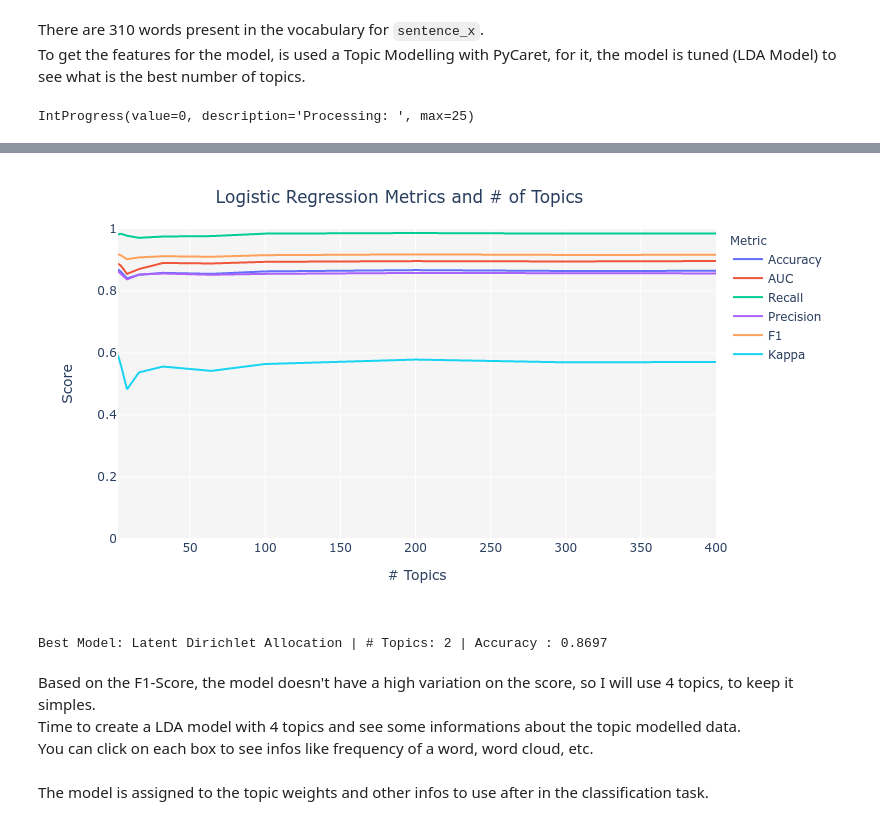
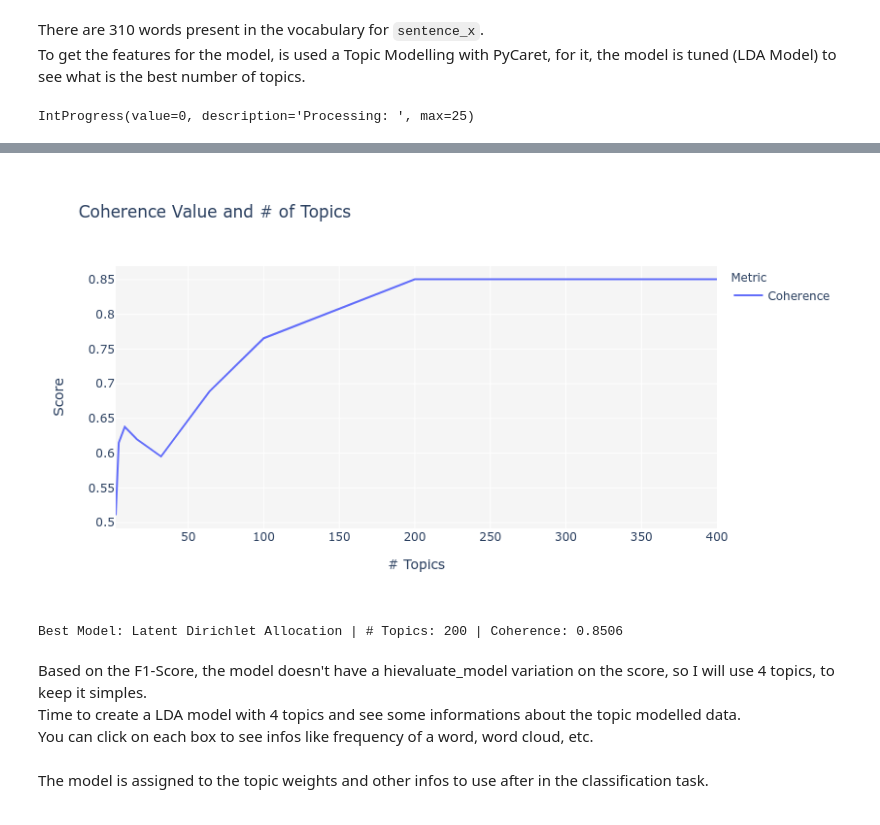
Before and after one commit to wilsonify/pycaret, a Jupyter notebook: examples/PyCaret 2 Text Similarity Classification.ipynb, the cells around one changed output, grey strips where cells are left out. Drawn from its saved outputs; the diff is of its cells as text; code cells hidden in the pictures.

```diff
--- a/examples/PyCaret 2 Text Similarity Classification.ipynb
+++ b/examples/PyCaret 2 Text Similarity Classification.ipynb
@@ -217,7 +250,7 @@ To get the features for the model, is used a Topic Modelling with PyCaret, for i
 # %%
-tuned_model_x = tune_model(model='lda', supervised_target='same_security')
+tuned_model_x = tune_model(model='lda',multi_core=True)
 # %% [output]
 IntProgress(value=0, description='Processing: ', max=25)
 [interactive output not drawn]
-[figure, old version]
+[figure, new version]
-Best Model: Latent Dirichlet Allocation | # Topics: 2 | Accuracy : 0.8697
+Best Model: Latent Dirichlet Allocation | # Topics: 200 | Coherence: 0.8506
@@ -224,5 +259,5 @@ Best Model: Latent Dirichlet Allocation | # Topics: 2 | Accuracy : 0.8697
 # %% [markdown]
-Based on the F1-Score, the model doesn't have a high variation on the score, so I will use 4 topics, to keep it simples.<br>
+Based on the F1-Score, the model doesn't have a hievaluate_model variation on the score, so I will use 4 topics, to keep it simples.<br>
 Time to create a LDA model with 4 topics and see some informations about the topic modelled data.<br>
 You can click on each box to see infos like frequency of a word, word cloud, etc.<br>
 # %%
```
Also changed, not shown: parts of 27 cells of this notebook, 3 other files.
